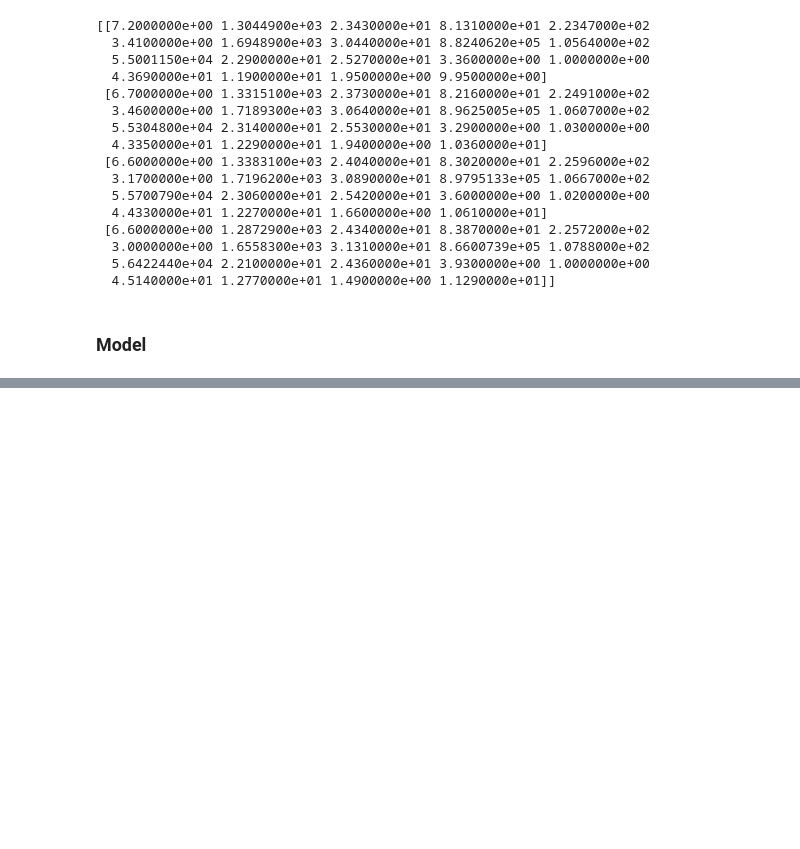
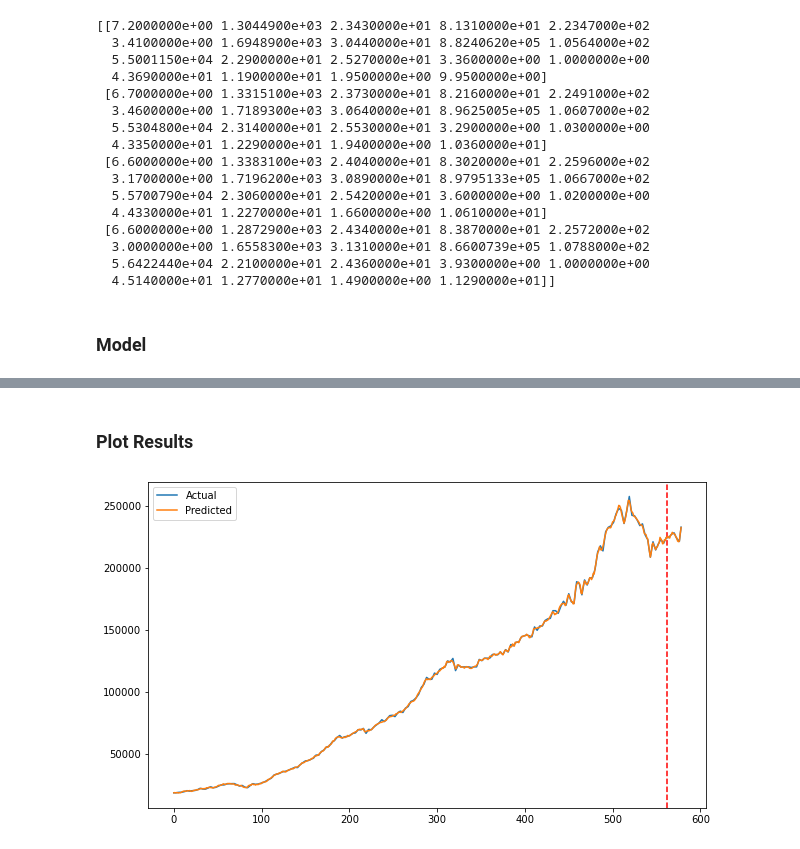
Before and after one commit to hsdistefa/mas-thesis, a Jupyter notebook: Model2.ipynb, the cells around one changed output, grey strips where cells are left out. Cells and saved outputs as stored; diff of their text form; code cells hidden in the pictures; blank space fills up the shorter version.

Commit message:
Added Actual vs Predicted Plot

```diff
--- a/Model2.ipynb
+++ b/Model2.ipynb
@@ -93,8 +96,10 @@ assert y_seq[0].all() == y_scaled[IN_SEQ_LENGTH-1:IN_SEQ_LENGTH-1+OUT_SEQ_LENGTH
 # %% [output]
 (579, 10, 19) (579, 5)
 # %%
+TEST_SIZE = 0.05
+
 # Split data into train and test sets
-X_train, X_val, y_train, y_val = sklearn.model_selection.train_test_split(X_seq, y_seq, test_size=0.05)
+X_train, X_val, y_train, y_val = sklearn.model_selection.train_test_split(X_seq, y_seq, test_size=TEST_SIZE)
 
 # Convert datasets to nodes in computational graph
 X_train_tensors = torch.Tensor(X_train)
@@ -253,0 +259,35 @@ Epoch 2500: Train loss: 0.00004027 Test loss: 0.000047378682211
+# %% [markdown]
+### Plot Results
+# %%
+# Plot predictions vs actual
+
+# Get data into the right format
+X_tensors = torch.Tensor(X_seq)
+y_tensors = torch.Tensor(y_seq)
+
+X_tensors = torch.reshape(X_tensors, (X_tensors.shape[0], IN_SEQ_LENGTH, X_tensors.shape[2]))
+
+# Get predictions and actual
+predictions_scaled = lstm1(X_tensors).data.numpy()  # Convert to numpy for plotting
+actual_scaled = y_tensors.data.numpy()
+
+# Reverse scaling transformations
+predictions_seq = minmax_scaler.inverse_transform(predictions_scaled)  # y values used minmax scaler earlier
+actual_seq = minmax_scaler.inverse_transform(actual_scaled)
+
+# Reverse sequence transformations
+predictions = [predictions_seq[i][0] for i in range(len(predictions_seq))]
+actual = [actual_seq[i][0] for i in range(len(actual_seq))]
+
+# Plot
+plt.figure(figsize=(10, 6))
+
+train_test_cutoff = round((1-TEST_SIZE) * X.shape[0])  # Index where test data starts
+plt.axvline(x=train_test_cutoff, c='red', linestyle='--')
+
+plt.plot(actual, label='Actual')
+plt.plot(predictions, label='Predicted')
+plt.legend()
+plt.show()
+# %% [output]
+[figure, added]
```
Also changed, not shown: parts of 3 cells of this notebook.
